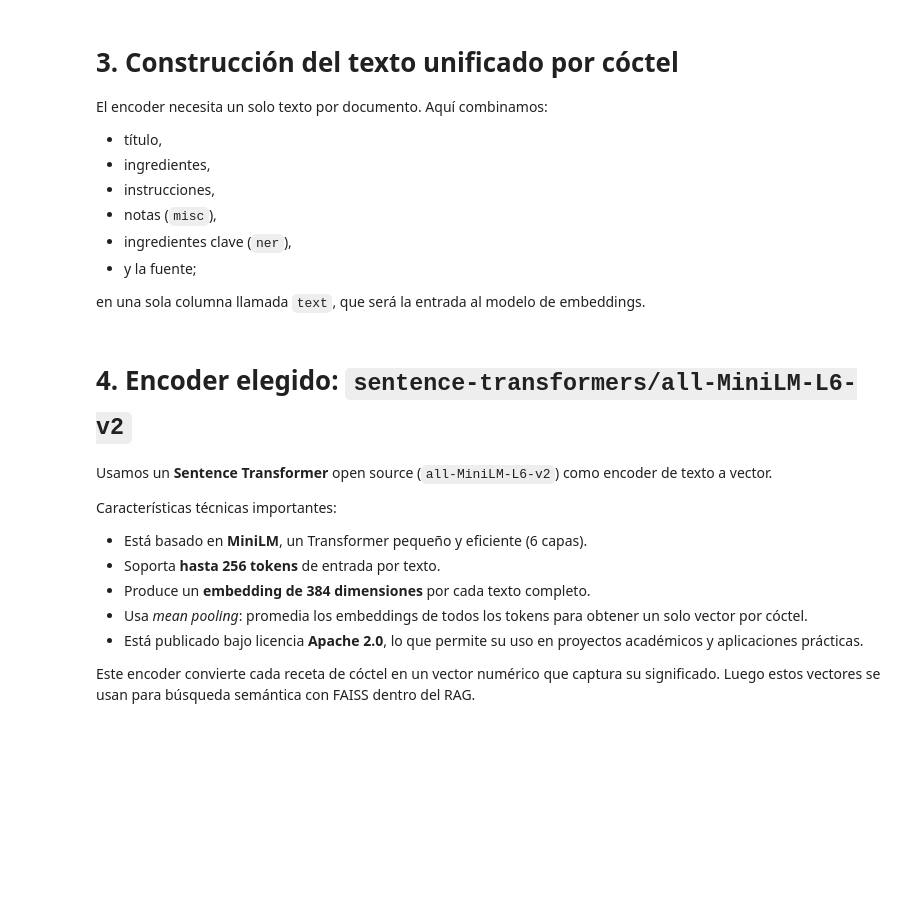
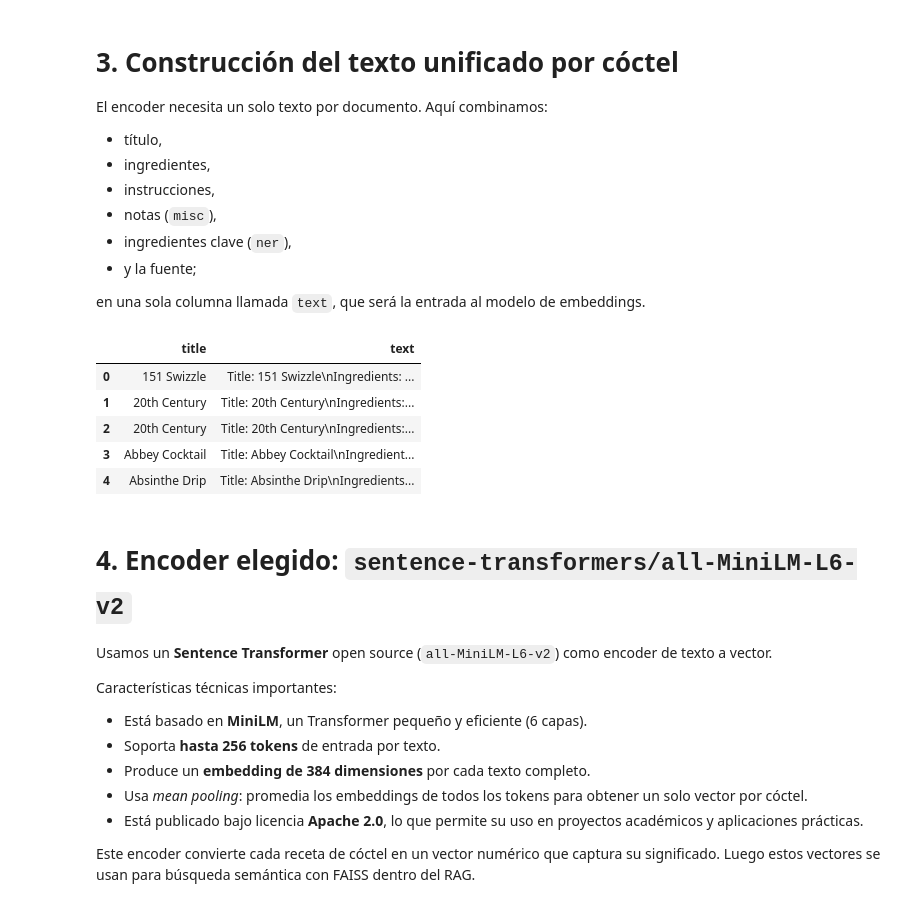
Before and after one commit to SamuelSuaV/Cocktail-RAG, a Jupyter notebook: Cocktail_RAG_Notebook.ipynb, the cells around one changed output. Drawn from its saved outputs; the diff is of its cells as text; code cells hidden in the pictures; blank space fills up the shorter version.

```diff
--- a/Cocktail_RAG_Notebook.ipynb
+++ b/Cocktail_RAG_Notebook.ipynb
@@ -125,20 +122,29 @@ El encoder necesita un solo texto por documento. Aquí combinamos:
 
 en una sola columna llamada `text`, que será la entrada al modelo de embeddings.
 # %%
-# Filtrar para quedarte solo con los textos de 210 palabras o menos
-cocktails = cocktails[cocktails['combined_text_length'] <= 210].copy()def row_to_text(row):
+# Filtrar para dejar solo con los textos de 210 palabras o menos
+cocktails = cocktails[cocktails['combined_text_length'] <= 210].copy()
+
+def row_to_text(row):
     return (
         f"Title: {row['title']}\n"
         f"Ingredients: {row['ingredients_str']}\n"
         f"Directions: {row['directions_str']}\n"
         f"Misc: {row['misc_str']}\n"
         f"Key ingredients: {row['ner_str']}\n"
         f"Source: {row['source']}"
     )
 
 cocktails["text"] = cocktails.apply(row_to_text, axis=1)
 
 cocktails[["title", "text"]].head()
+# %% [output]
+|  | title | text |
+| 0 | 151 Swizzle | Title: 151 Swizzle\nIngredients: ... |
+| 1 | 20th Century | Title: 20th Century\nIngredients:... |
+| 2 | 20th Century | Title: 20th Century\nIngredients:... |
+| 3 | Abbey Cocktail | Title: Abbey Cocktail\nIngredient... |
+| 4 | Absinthe Drip | Title: Absinthe Drip\nIngredients... |
 # %% [markdown]
 # 4. Encoder elegido: `sentence-transformers/all-MiniLM-L6-v2`
 
```
Also changed, not shown: parts of 6 cells of this notebook.
